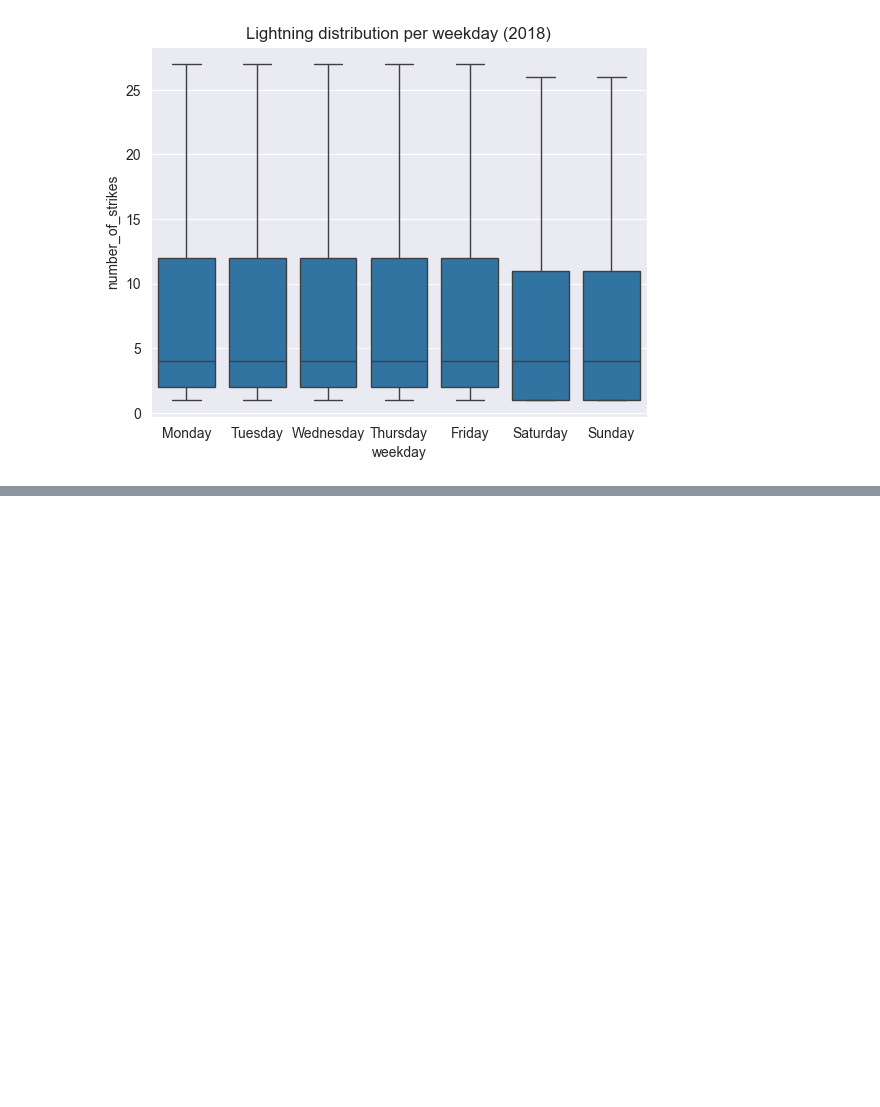
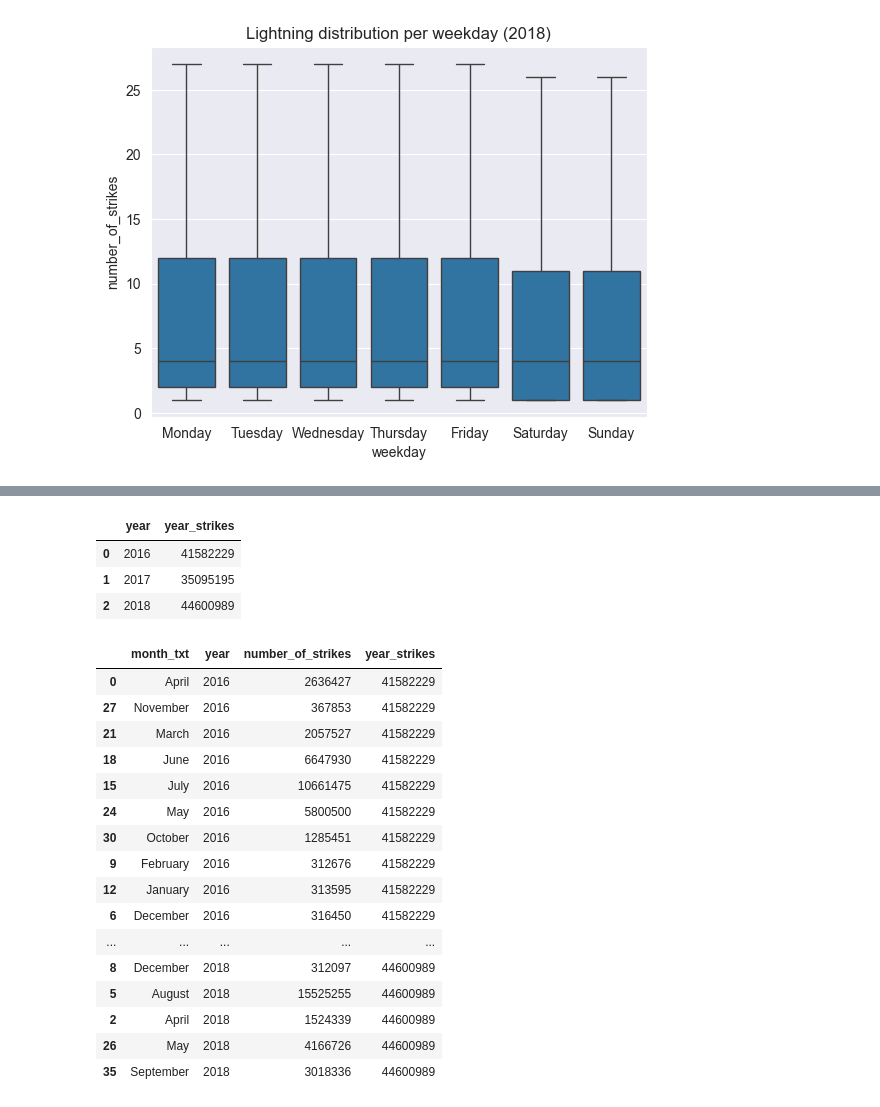
Before and after one commit to yildizramazan/daily-lightning-strikes, a Jupyter notebook: notebook.ipynb, the cells around one changed output, grey strips where cells are left out. Drawn from its saved outputs; the diff is of its cells as text; code cells hidden in the pictures; blank space fills up the shorter version.

```diff
--- a/notebook.ipynb
+++ b/notebook.ipynb
@@ -655,0 +682,3 @@ g.set_title('Lightning distribution per weekday (2018)');
+# %%
+union_structuring = pd.concat([df_structuring.drop(["weekday", "week"], axis=1), df_structuring_2], ignore_index=True)
+union_structuring.head()
@@ -655,0 +692,5 @@ g.set_title('Lightning distribution per weekday (2018)');
+# %%
+union_structuring['year'] = union_structuring.date.dt.year
+union_structuring['month'] = union_structuring.date.dt.month
+union_structuring['month_txt'] = union_structuring.date.dt.month_name()
+union_structuring.head()
@@ -655,0 +723,30 @@ g.set_title('Lightning distribution per weekday (2018)');
+# %%
+lightning_by_year = union_structuring.groupby(['year']).agg(
+    year_strikes = pd.NamedAgg(column="number_of_strikes", aggfunc="sum")).reset_index()
+lightning_by_year.head()
+# %% [output]
+|  | year | year_strikes |
+| 0 | 2016 | 41582229 |
+| 1 | 2017 | 35095195 |
+| 2 | 2018 | 44600989 |
+# %%
+percentage_lightning = lightning_by_month.merge(lightning_by_year,on='year')
+percentage_lightning.sort_values(by="year")
+# %% [output]
+|  | month_txt | year | number_of_strikes | year_strikes |
+| 0 | April | 2016 | 2636427 | 41582229 |
+| 27 | November | 2016 | 367853 | 41582229 |
+| 21 | March | 2016 | 2057527 | 41582229 |
+| 18 | June | 2016 | 6647930 | 41582229 |
+| 15 | July | 2016 | 10661475 | 41582229 |
+| 24 | May | 2016 | 5800500 | 41582229 |
+| 30 | October | 2016 | 1285451 | 41582229 |
+| 9 | February | 2016 | 312676 | 41582229 |
+| 12 | January | 2016 | 313595 | 41582229 |
+| 6 | December | 2016 | 316450 | 41582229 |
+| ... | ... | ... | ... | ... |
+| 8 | December | 2018 | 312097 | 44600989 |
+| 5 | August | 2018 | 15525255 | 44600989 |
+| 2 | April | 2018 | 1524339 | 44600989 |
+| 26 | May | 2018 | 4166726 | 44600989 |
+| 35 | September | 2018 | 3018336 | 44600989 |
```
Also changed, not shown: parts of 9 cells of this notebook.
